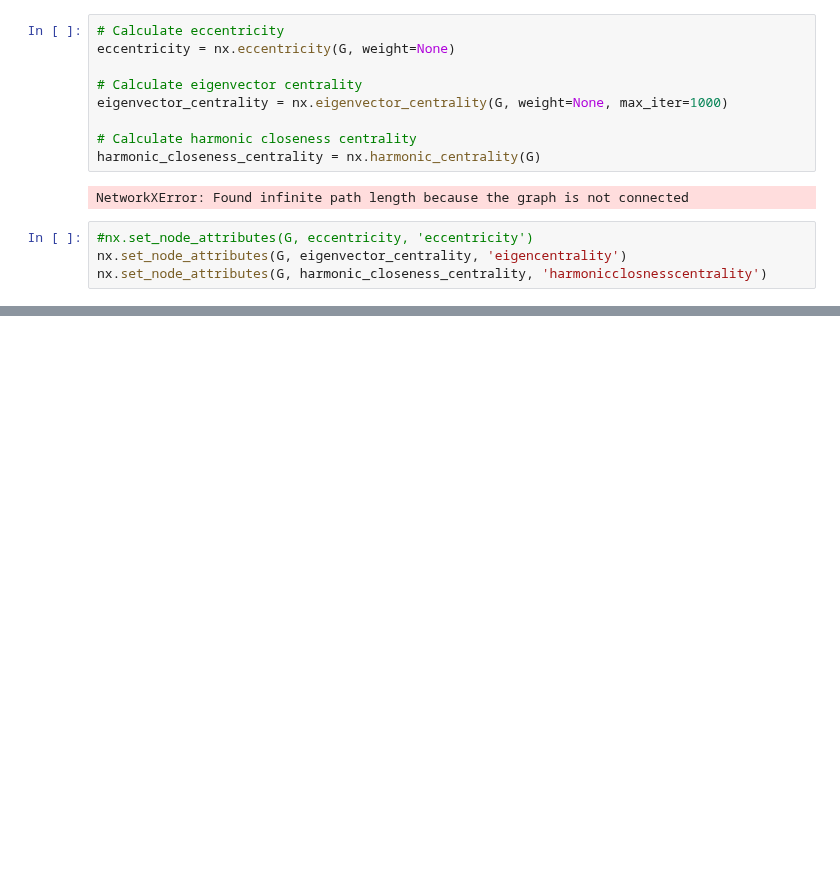
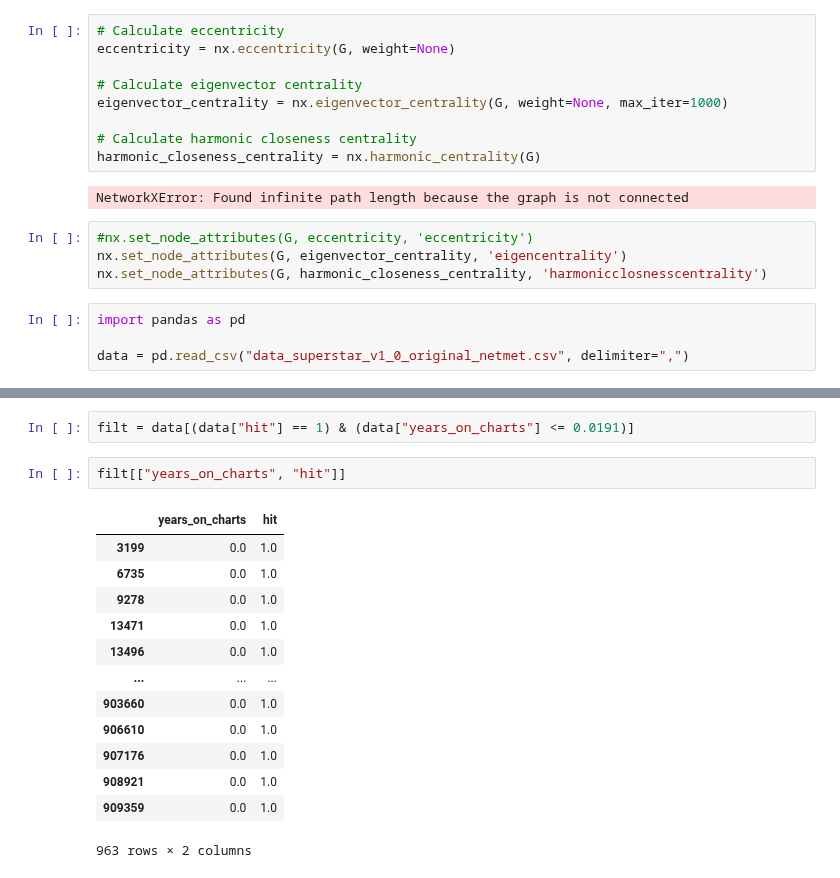
Before and after one commit to l4vd/Ba_first_tries, a Jupyter notebook: models/Original_MLP/try.ipynb, the cells around one changed output, grey strips where cells are left out. Drawn from its saved outputs; the diff is of its cells as text; blank space fills up the shorter version.

```diff
--- a/models/Original_MLP/try.ipynb
+++ b/models/Original_MLP/try.ipynb
@@ -1489,3 +1489,7 @@ NetworkXError: Found infinite path length because the graph is not connected
 #nx.set_node_attributes(G, eccentricity, 'eccentricity')
 nx.set_node_attributes(G, eigenvector_centrality, 'eigencentrality')
 nx.set_node_attributes(G, harmonic_closeness_centrality, 'harmonicclosnesscentrality')
+# %%
+import pandas as pd
+
+data = pd.read_csv("data_superstar_v1_0_original_netmet.csv", delimiter=",")
@@ -1491,0 +1523,18 @@ nx.set_node_attributes(G, harmonic_closeness_centrality, 'harmonicclosnesscentra
+# %%
+filt = data[(data["hit"] == 1) & (data["years_on_charts"] <= 0.0191)]
+# %%
+filt[["years_on_charts", "hit"]]
+# %% [output]
+|  | years_on_charts | hit |
+| 3199 | 0.0 | 1.0 |
+| 6735 | 0.0 | 1.0 |
+| 9278 | 0.0 | 1.0 |
+| 13471 | 0.0 | 1.0 |
+| 13496 | 0.0 | 1.0 |
+| ... | ... | ... |
+| 903660 | 0.0 | 1.0 |
+| 906610 | 0.0 | 1.0 |
+| 907176 | 0.0 | 1.0 |
+| 908921 | 0.0 | 1.0 |
+| 909359 | 0.0 | 1.0 |
+963 rows × 2 columns
```
Also changed, not shown: parts of 2 cells of this notebook, 10 other files.
